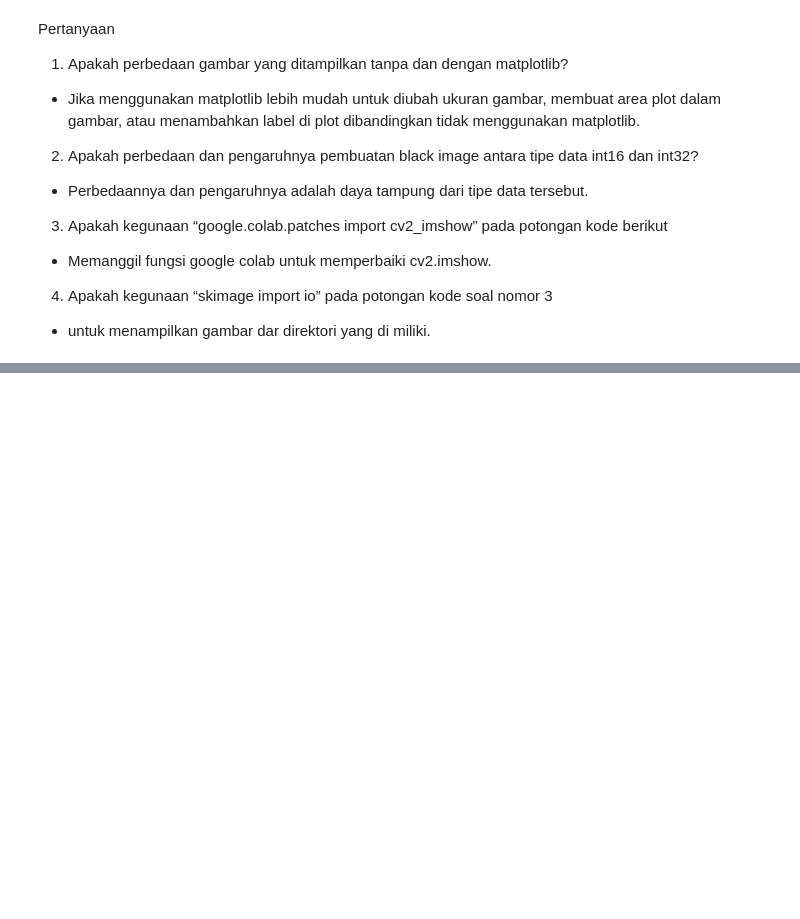
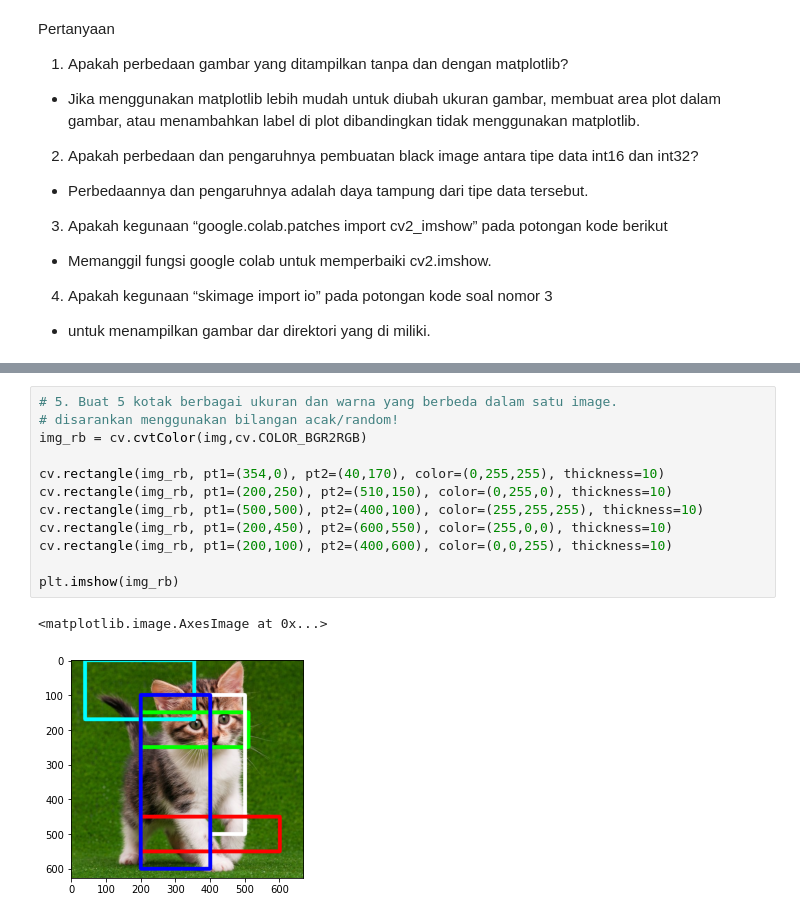
Before and after one commit to 16Komang/PCVK, a Jupyter notebook: Week2.ipynb, the cells around one changed output, grey strips where cells are left out. Drawn from its saved outputs; the diff is of its cells as text; blank space fills up the shorter version.

```diff
--- a/Week2.ipynb
+++ b/Week2.ipynb
@@ -163,0 +192,15 @@ font, dan warna font yang sesuai keinginan anda.
+# %%
+# 5. Buat 5 kotak berbagai ukuran dan warna yang berbeda dalam satu image.
+# disarankan menggunakan bilangan acak/random!
+img_rb = cv.cvtColor(img,cv.COLOR_BGR2RGB)
+
+cv.rectangle(img_rb, pt1=(354,0), pt2=(40,170), color=(0,255,255), thickness=10)
+cv.rectangle(img_rb, pt1=(200,250), pt2=(510,150), color=(0,255,0), thickness=10)
+cv.rectangle(img_rb, pt1=(500,500), pt2=(400,100), color=(255,255,255), thickness=10)
+cv.rectangle(img_rb, pt1=(200,450), pt2=(600,550), color=(255,0,0), thickness=10)
+cv.rectangle(img_rb, pt1=(200,100), pt2=(400,600), color=(0,0,255), thickness=10)
+
+plt.imshow(img_rb)
+# %% [output]
+<matplotlib.image.AxesImage at 0x...>
+[figure, added]
```
Also changed, not shown: parts of 12 cells of this notebook.
